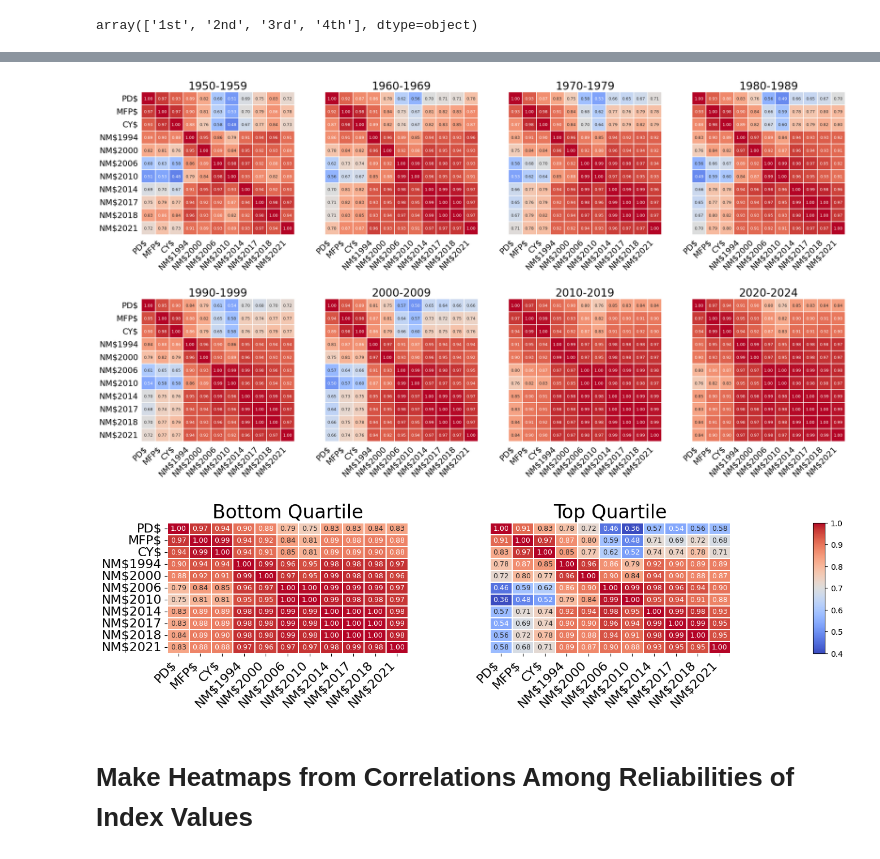
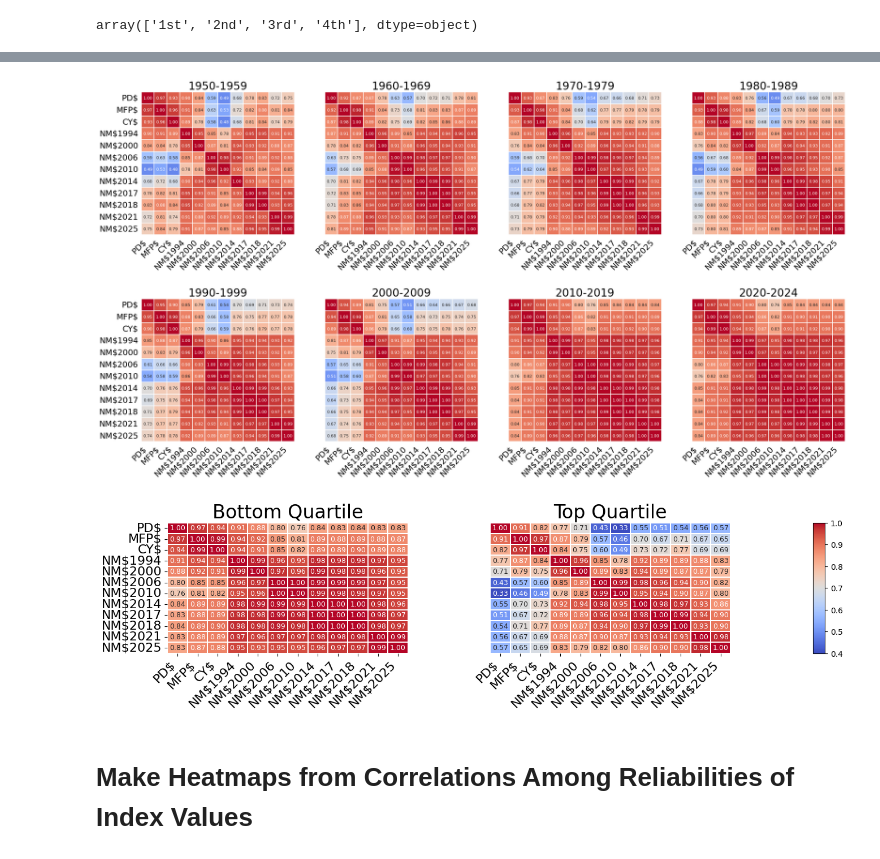
Before and after one commit to GMBog/toomanytraits, a Jupyter notebook: Cole Selection Index Graphics.ipynb, the cells around one changed output, grey strips where cells are left out. Saved outputs shown, nothing was run; the diff lists cells and outputs as text; code cells hidden in the pictures.

```diff
--- a/Cole Selection Index Graphics.ipynb
+++ b/Cole Selection Index Graphics.ipynb
@@ -485,9 +541,10 @@ df['rel_NM$2014'] = pd.Series([
 # %%
 def nm2017_rels(rel_yld, rel_fat, rel_prot, rel_pl, rel_scs, rel_size, rel_udd, rel_fl, rel_dpr,
                rel_sce, rel_dce, rel_ssb, rel_dsb, rel_hcr, rel_ccr, rel_liv):
-    nm2017_v = np.array([ [0.07], [0.237], [0.183], [0.134], [0.065], [0.059],
-                          [0.074], [0.027], [0.067], [0.048], [0.014], [0.016],
-                          [0.074] ])
+    ev = np.array([ [-0.004], [3.56], [3.8],  [21.00], [-117.00], [-20.00], [31.00], [10.00], [11.00], [1.00], [2.20], [2.20], [12.00] ])  # Inflation-adjusted economic values
+    sd = np.array([ [672.0],  [25.0], [18.0], [2.40],  [0.21],    [1.10],   [0.90],  [1.03],  [2.3],   [18],   [2.4],  [2.8],  [2.3] ])    # SD of TTA
+    rv = np.multiply(ev, sd)
+    nm2017_v = rv / np.sum(np.abs(rv))
     genCORR = np.load('../genetic_correlation_matrix.npy')
     G_nm2017 = genCORR[0:13, 0:13]
     rels = nm2017_v * np.sqrt( np.array([
@@ -528,9 +585,10 @@ df['rel_NM$2017'] = pd.Series([
 def nm2018_rels(rel_yld, rel_fat, rel_prot, rel_pl, rel_scs, rel_size, rel_udd, rel_fl, rel_dpr,
                 rel_sce, rel_dce, rel_ssb, rel_dsb, rel_hcr, rel_ccr, rel_liv, rel_pta_mfev,
                 rel_pta_dsab, rel_pta_keto, rel_pta_mast, rel_pta_metr, rel_pta_retp):
-    nm2018_v = np.array([ [0.007], [0.268], [0.169], [0.121], [0.040], [0.053],
-                          [0.074], [0.027], [0.067], [0.048], [0.014], [0.016],
-                          [0.073], [0.023] ])
+    ev = np.array([ [-3.922e-03], [3.951e+00], [3.461e+00], [1.863e+01], [-7.059e+01], [-1.765e+01], [3.039e+01], [9.804e+00], [1.078e+01], [9.804e-01], [2.157e+00], [2.157e+00], [1.176e+01], [9.804e-01] ])  # Inflation-adjusted economic values
+    sd = np.array([ [672.0],      [25.0],      [18.0],      [2.40],      [0.21],       [1.10],       [0.90],      [1.03],      [2.3],       [18],        [2.4],       [2.8],       [2.3],       [8.50] ])       # SD of TTA
+    rv = np.multiply(ev, sd)
+    nm2018_v = rv / np.sum(np.abs(rv))
     #print(nm2018_v.sum())
     genCORR = np.load('../genetic_correlation_matrix.npy')
     G_nm2018 = genCORR[0:14, 0:14]
@@ -583,9 +641,10 @@ def nm2021_rels(rel_yld, rel_fat, rel_prot, rel_pl, rel_scs, rel_size, rel_udd,
                 rel_sce, rel_dce, rel_ssb, rel_dsb, rel_hcr, rel_ccr, rel_liv, rel_pta_mfev,
                 rel_pta_dsab, rel_pta_keto, rel_pta_mast, rel_pta_metr, rel_pta_retp, rel_pta_rfi,
                 rel_pta_efc, rel_pta_hliv):
-    nm2021_v = np.array([ [0.003], [0.218], [0.170], [0.151], [0.029], [0.094],
-                          [0.031], [0.005], [0.050], [0.028], [0.005], [0.012],
-                          [0.043], [0.017], [0.124], [0.011], [0.008] ])
+    ev = np.array([ [1.831e-03], [3.828e+00], [4.276e+00], [3.113e+01], [-6.776e+01], [-4.121e+01], [1.740e+01], [2.747e+00], [1.007e+01], [9.157e-01], [1.007e+00], [2.015e+00], [8.974e+00], [9.157e-01], [-2.747e-01], [1.923e+00], [4.579e+00] ])  # Inflation-adjusted economic values
+    sd = np.array([ [567.0],     [27.0],      [15.0],      [1.70],      [0.14],       [0.76],       [0.65],      [0.53],      [1.4],       [10.41],     [1.3],       [1.6],       [1.6],       [4.54],      [46.20],      [2.05],      [0.4] ])       # SD of TTA
+    rv = np.multiply(ev, sd)
+    nm2021_v = rv / np.sum(np.abs(rv))
     #print(nm2018_v.sum())
     genCORR = np.load('../genetic_correlation_matrix.npy')
     G_nm2021 = genCORR
@@ -642,3 +742,23 @@ df['rel_NM$2021'] = pd.Series([
+# %%
+df['rel_NM$2025'] = pd.Series([
+    nm2025_rels(rel_yld, rel_fat, rel_prot, rel_pl, rel_scs, rel_size, rel_udd, rel_fl, rel_dpr, \
+            rel_sce, rel_dce, rel_ssb, rel_dsb, rel_hcr, rel_ccr, rel_liv, rel_pta_mfev, \
+            rel_pta_dsab, rel_pta_keto, rel_pta_mast, rel_pta_metr, rel_pta_retp, rel_pta_rfi,
+            rel_pta_efc, rel_pta_hliv) for \
+            (rel_yld, rel_fat, rel_prot, rel_pl, rel_scs, rel_size, rel_udd, rel_fl, rel_dpr, \
+            rel_sce, rel_dce, rel_ssb, rel_dsb, rel_hcr, rel_ccr, rel_liv, rel_pta_mfev,
+            rel_pta_dsab, rel_pta_keto, rel_pta_mast, rel_pta_metr, rel_pta_retp, rel_pta_rfi,
+            rel_pta_efc, rel_pta_hliv) \
+        in zip(df['rel_mf'], df['rel_mf'], df['rel_prot'],
+               df['rel_pl'], df['rel_scs'], df['linear_rel'],
+               df['linear_rel'], df['linear_rel'], df['rel_dpr'],
+               df['rel_sce'], df['rel_dce'], df['rel_ssb'],
+               df['rel_dsb'], df['rel_pta_hcr'], df['rel_pta_ccr'],
+               df['rel_pta_liv'], df['rel_pta_mfev'], df['rel_pta_dsab'],
+               df['rel_pta_keto'], df['rel_pta_mast'], df['rel_pta_metr'],
+               df['rel_pta_retp'], df['rel_pta_rfi'], df['rel_pta_efc'],
+               df['rel_pta_hliv'])
+])
 # %%
 fig, axes = plt.subplots(4, 3, sharex=False, sharey=False, figsize=(24,12))
 
@@ -905,7 +1028,7 @@ axs[1,3].tick_params(left=False, bottom=False)
 #axs[2,2].axis('off')
 
 test_labels = ['PD$', 'MFP$', 'CY$', 'NM$1994', 'NM$2000', 'NM$2006', 'NM$2010', 'NM$2014', 'NM$2017',
-               'NM$2018', 'NM$2021']
+               'NM$2018', 'NM$2021', 'NM$2025']
 axs[0,0].set_xticklabels(test_labels, rotation=45, ha="right", fontsize=18)
 axs[0,1].set_xticklabels(test_labels, rotation=45, ha="right", fontsize=18)
 axs[0,2].set_xticklabels(test_labels, rotation=45, ha="right", fontsize=18)
@@ -926,39 +1049,39 @@ axs[1,0].set_yticklabels(test_labels, fontsize=18)
 # Increase the vertical padding between the subplots
 plt.subplots_adjust(hspace=0.45)
 
-fig.savefig('Cole 2025 Figure 1.png', dpi=600, transparent=True, bbox_inches='tight')
+fig.savefig('Cole 2025 Figure 3.png', dpi=600, transparent=True, bbox_inches='tight')
 
 plt.show()
 # %% [output]
-[figure, old version]
+[figure, new version]
 # %%
 fig, axs = plt.subplots(ncols=3, gridspec_kw=dict(width_ratios=[20,20,1]), figsize=(15,3))
 
 sns.heatmap(idx_corrs_1st, linewidths=0.2, annot=True, square=False, cbar=False,
             xticklabels=True, yticklabels=True, annot_kws={"size": 9}, fmt=".2f",
             cmap='coolwarm', ax=axs[0], vmin=0.4, vmax=1)
 
 sns.heatmap(idx_corrs_4th, linewidths=0.2, annot=True, square=False, cbar=False,
             xticklabels=True, yticklabels=False, annot_kws={"size": 9}, fmt=".2f",
             cmap='coolwarm', ax=axs[1], vmin=0.4, vmax=1)
 
 fig.colorbar(axs[1].collections[0], cax=axs[2])
 
 axs[0].set_title('Bottom Quartile', fontsize=24)
 axs[1].set_title('Top Quartile', fontsize=24)
-test_labels = ['PD$', 'MFP$', 'CY$', 'NM$1994', 'NM$2000', 'NM$2006', 'NM$2010', 'NM$2014', 'NM$2017', 'NM$2018', 'NM$2021']
+test_labels = ['PD$', 'MFP$', 'CY$', 'NM$1994', 'NM$2000', 'NM$2006', 'NM$2010', 'NM$2014', 'NM$2017', 'NM$2018', 'NM$2021', 'NM$2025']
 axs[0].set_xticklabels(test_labels, rotation=45, ha="right", fontsize=16)
 axs[1].set_xticklabels(test_labels, rotation=45, ha="right", fontsize=16)
 axs[0].set_yticklabels(test_labels, fontsize=16)
 
 # Increase the horizontal padding between the subplots
 plt.subplots_adjust(wspace=0.50)
 
-fig.savefig('Cole 2025 Figure 3.png', dpi=600, transparent=True, bbox_inches='tight')
+fig.savefig('Cole 2025 Figure 4.png', dpi=600, transparent=True, bbox_inches='tight')
 
 plt.show()
 # %% [output]
-[figure, old version]
+[figure, new version]
 # %% [markdown]
 Make Heatmaps from Correlations Among Reliabilities of Index Values
 ====
```
Also changed, not shown: parts of 32 cells of this notebook, 6 other files.
